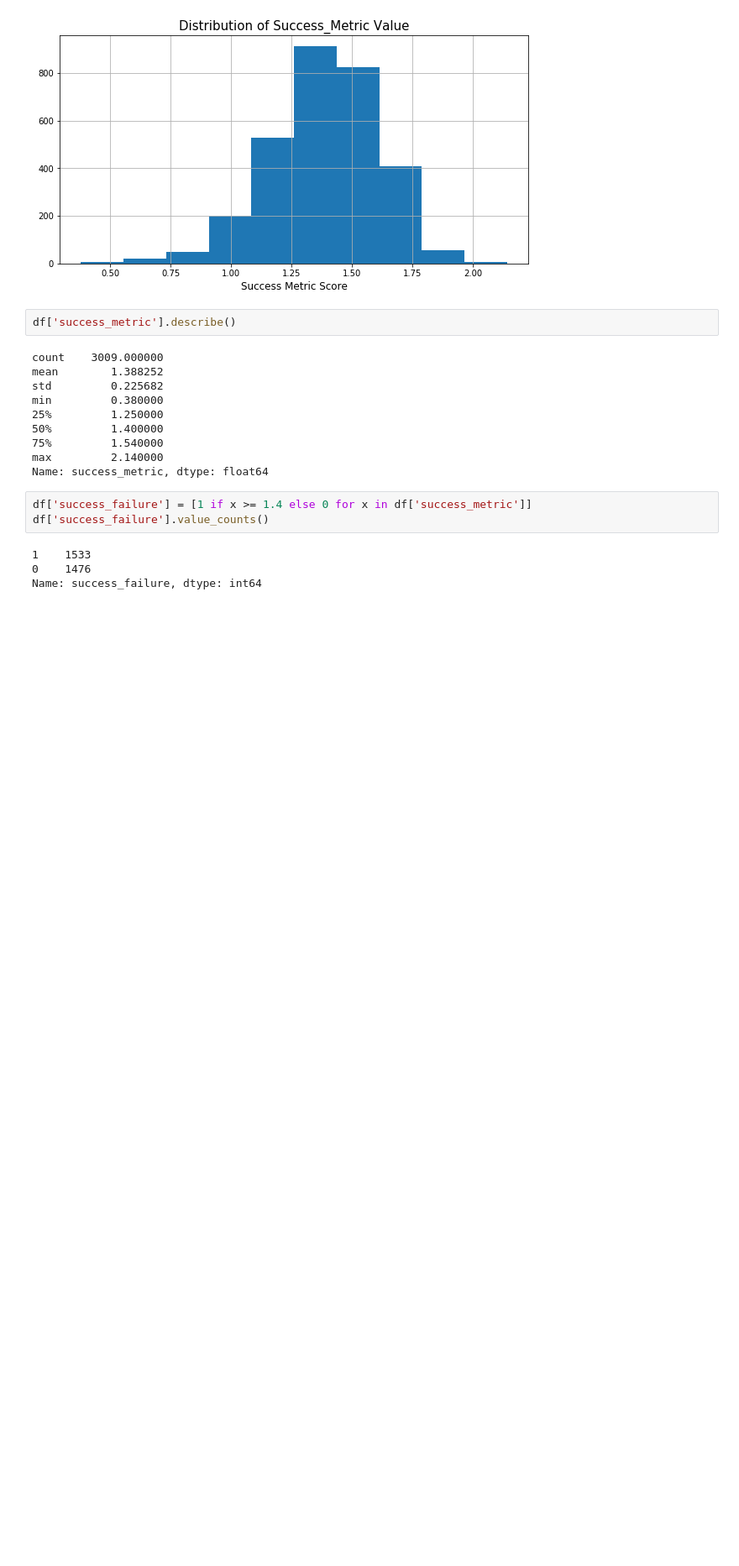
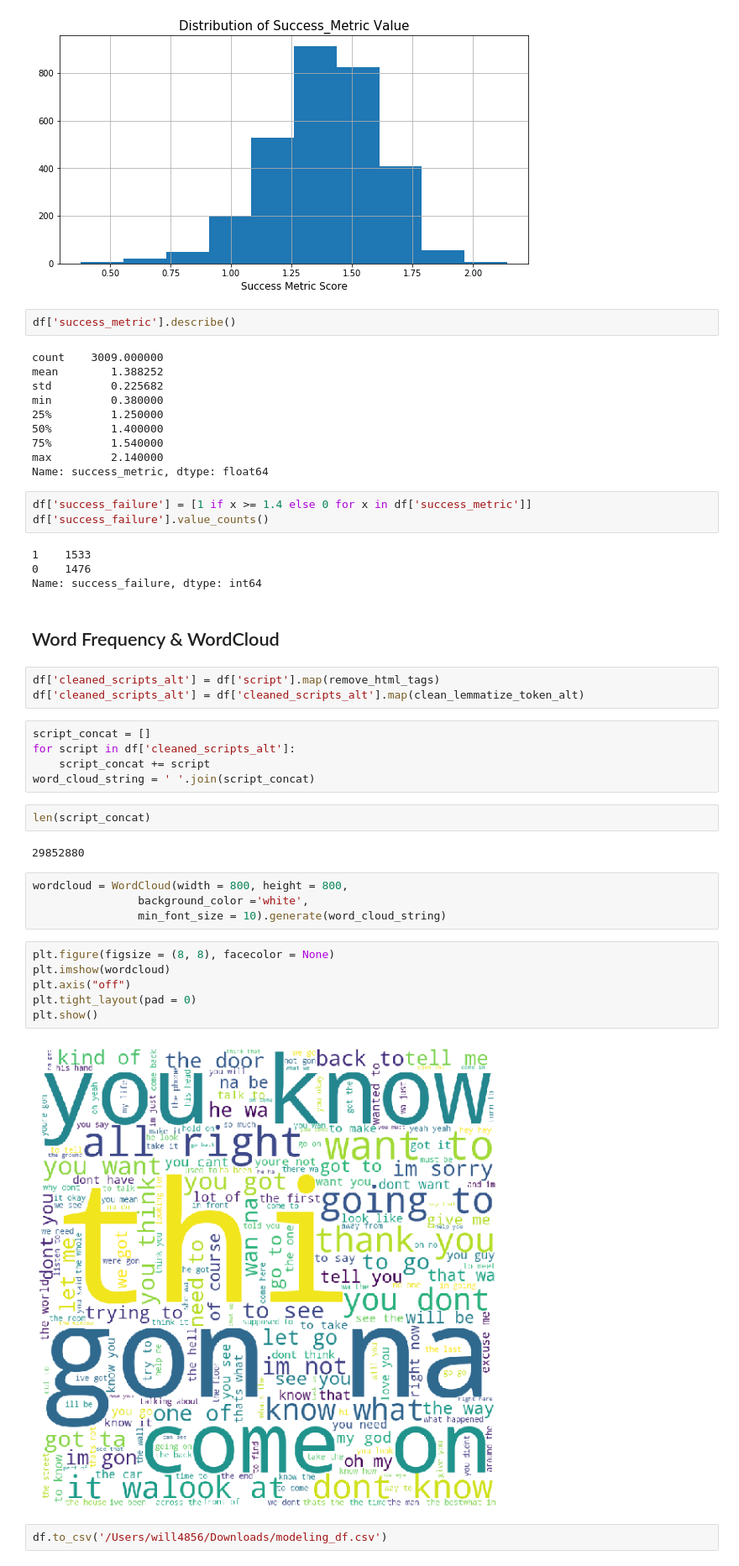
Before and after one commit to will4865/FlatironCapstoneProject, a Jupyter notebook: eda_and_cleaning.ipynb, the cells around one changed output. Shown at 84% size. Cells and saved outputs as stored; diff of their text form; blank space fills up the shorter version.

```diff
--- a/eda_and_cleaning.ipynb
+++ b/eda_and_cleaning.ipynb
@@ -1177,3 +1185,31 @@ df['success_failure'].value_counts()
 1    1533
 0    1476
 Name: success_failure, dtype: int64
+# %% [markdown]
+## Word Frequency & WordCloud
+# %%
+df['cleaned_scripts_alt'] = df['script'].map(remove_html_tags)
+df['cleaned_scripts_alt'] = df['cleaned_scripts_alt'].map(clean_lemmatize_token_alt)
+# %%
+script_concat = []
+for script in df['cleaned_scripts_alt']:
+    script_concat += script
+word_cloud_string = ' '.join(script_concat)
+# %%
+len(script_concat)
+# %% [output]
+29852880
+# %%
+wordcloud = WordCloud(width = 800, height = 800,
+                background_color ='white',
+                min_font_size = 10).generate(word_cloud_string)
+# %%
+plt.figure(figsize = (8, 8), facecolor = None)
+plt.imshow(wordcloud)
+plt.axis("off")
+plt.tight_layout(pad = 0)
+plt.show()
+# %% [output]
+[figure, added]
+# %%
+df.to_csv('/Users/will4856/Downloads/modeling_df.csv')
```
Also changed, not shown: parts of 2 cells of this notebook, 3 other files.
